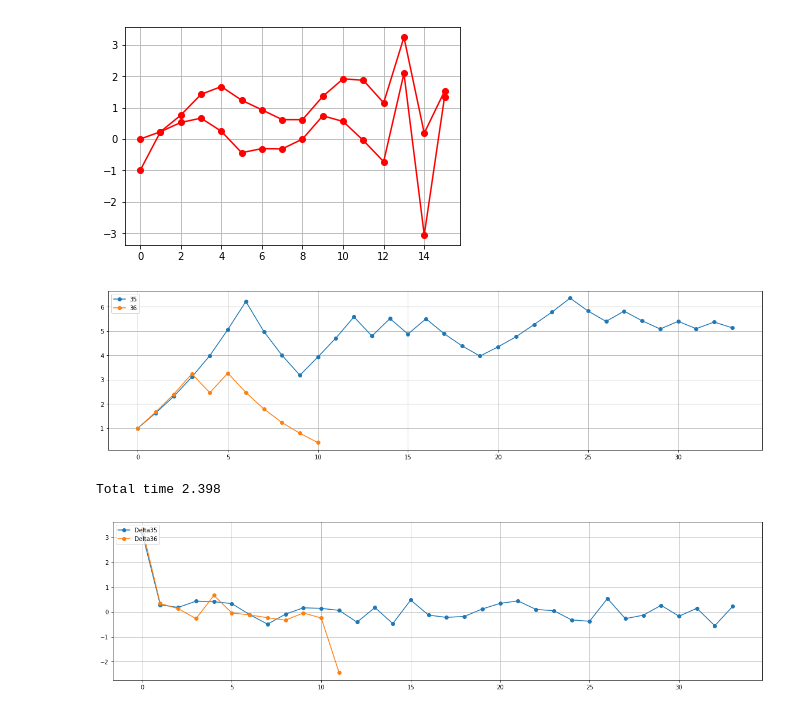
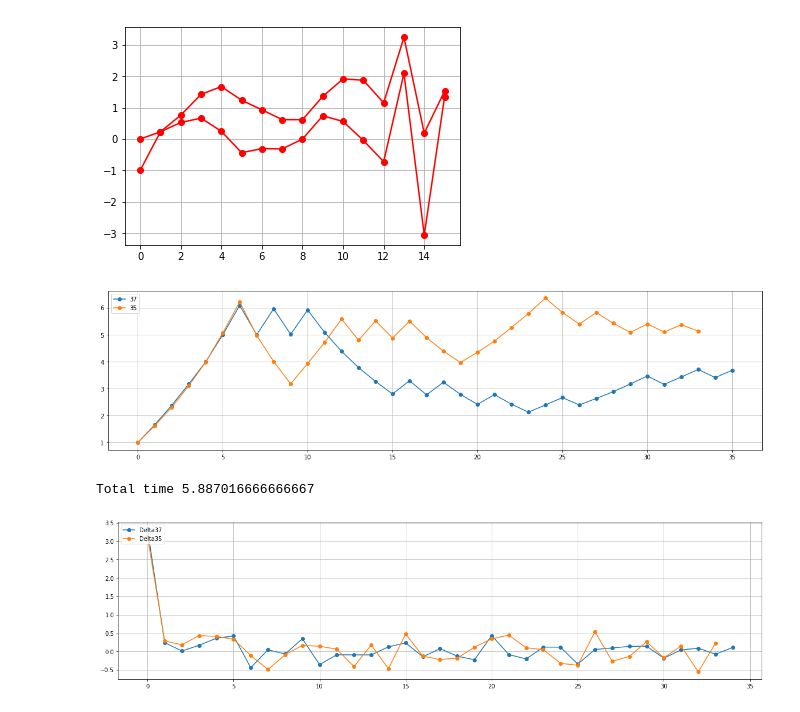
Before and after one commit to AndreeaStefan/SmartuistWrapper, a Jupyter notebook: evaluation/PlotResults.ipynb, the cells around one changed output. Cells and saved outputs as stored; diff of their text form; code cells hidden in the pictures.

```diff
--- a/evaluation/PlotResults.ipynb
+++ b/evaluation/PlotResults.ipynb
@@ -111,7 +111,7 @@ plt.show()
 # player 8 = change effort
 # player 9 = same as 8
 
-players = [35,36]
+players = [37,35]
 results = []
 gradientStats = []
 path ="C:\\Users\\huber\\OneDrive\\Dokumenty\\thesis-hubert\\unity\\SmartuistWrapper\\tapResult.csv"
@@ -166,36 +166,36 @@ print("Total time", totalTime/60000)
 gradientStats = [0] * 100
 f = open(pathStatsA, "r")
 player = -1
 for x in f:
     line = x.split(',')
     if int(line[0]) == player:
         gradientStats[player].append(line)
     else:
         player = int(line[0])
         gradientStats[player] = []
         gradientStats[player].append(line)
 f.close()
 
 # delta
 
 for p in players:
     tmp = gradientStats[p]
     gain = []
     prevGain = []
     for words in tmp:
         gain.append(float(words[5]))
         prevGain.append(float(words[4]))
 
     delta = np.array(gain) - np.array(prevGain)
     x = list(range(0, len(delta)))
     plt.plot(x, delta, 'o-', label="Delta"+str(p))
 plt.legend(loc='upper left')
 plt.grid(True)
 plt.show()
 # %% [output]
-[figure, old version]
+[figure, new version]
-Total time 2.398
+Total time 5.887016666666667
-[figure, old version]
+[figure, new version]
 # %%
 # gain
 
```
Also changed, not shown: parts of 1 cell of this notebook, 3 other files.
